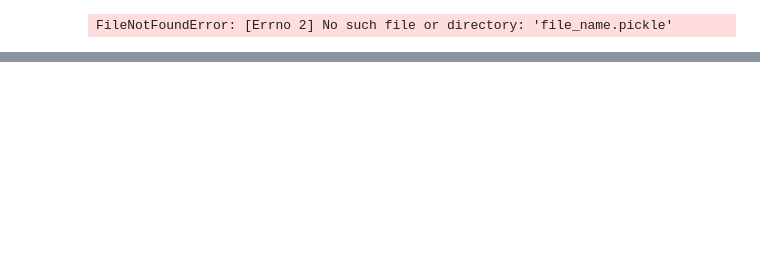
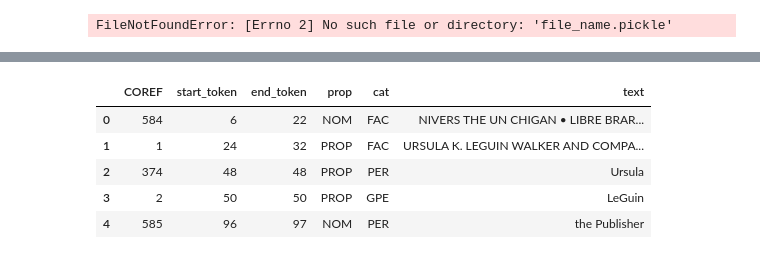
Before and after one commit to danieljohnevans/2022Fall_projects, a Jupyter notebook: book_analysis.ipynb, the cells around one changed output, grey strips where cells are left out. Cells and saved outputs as stored; diff of their text form; code cells hidden in the pictures; blank space fills up the shorter version.

```diff
--- a/book_analysis.ipynb
+++ b/book_analysis.ipynb
@@ -20,0 +67,11 @@ print(nb_chars.shape)
+# %%
+lhd_entit = pd.read_csv('data/dan_booknlp/mdp.39015052467530/mdp.39015052467530.entities', sep='\t')
+# %%
+lhd_entit.head()
+# %% [output]
+|  | COREF | start_token | end_token | prop | cat | text |
+| 0 | 584 | 6 | 22 | NOM | FAC | NIVERS THE UN CHIGAN • LIBRE BRAR... |
+| 1 | 1 | 24 | 32 | PROP | FAC | URSULA K. LEGUIN WALKER AND COMPA... |
+| 2 | 374 | 48 | 48 | PROP | PER | Ursula |
+| 3 | 2 | 50 | 50 | PROP | GPE | LeGuin |
+| 4 | 585 | 96 | 97 | NOM | PER | the Publisher |
```
Also changed, not shown: parts of 5 cells of this notebook.
